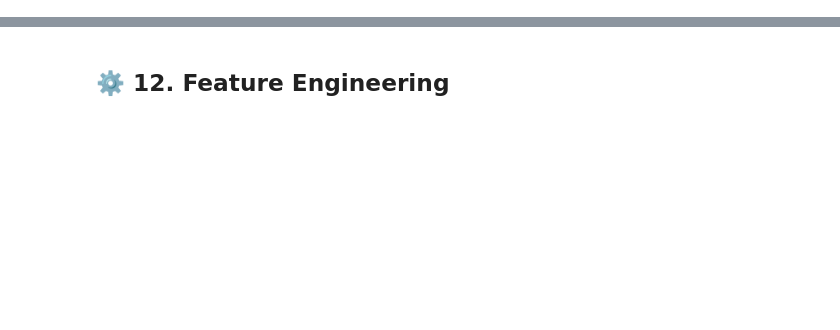
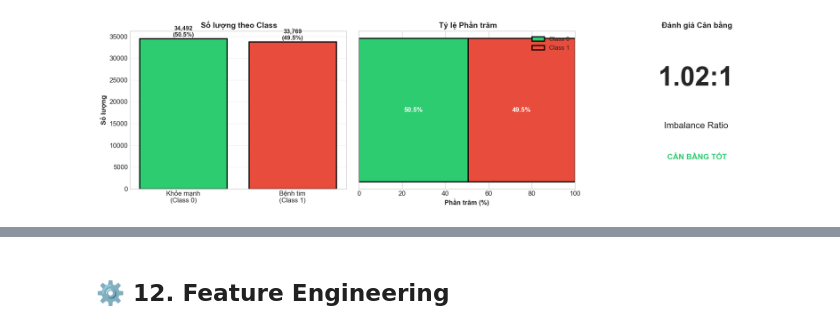
Before and after one commit to Vietchemistryyy/PTDLL-HaUI, a Jupyter notebook: notebooks/01_EDA_Preprocessing.ipynb, the cells around one changed output, grey strips where cells are left out. Cells and saved outputs as stored; diff of their text form; code cells hidden in the pictures; blank space fills up the shorter version.

```diff
--- a/notebooks/01_EDA_Preprocessing.ipynb
+++ b/notebooks/01_EDA_Preprocessing.ipynb
@@ -517,0 +399,89 @@ print('✅ Chart saved to ../results/10_violin_plots.png')
+# %%
+# Phân tích class imbalance
+print(' PHÂN TÍCH CÂN BẰNG CLASS')
+print('=' * 70)
+
+# Đếm số lượng mỗi class
+class_counts = pdf['cardio'].value_counts().sort_index()
+class_0 = class_counts[0]
+class_1 = class_counts[1]
+total = len(pdf)
+
+# Tính tỷ lệ
+pct_0 = class_0 / total * 100
+pct_1 = class_1 / total * 100
+imbalance_ratio = max(class_0, class_1) / min(class_0, class_1)
+
+print(f'\n Phân bố Class:')
+print(f' • Class 0 (Khỏe mạnh): {class_0:,} ({pct_0:.2f}%)')
+print(f' • Class 1 (Bệnh tim): {class_1:,} ({pct_1:.2f}%)')
+print(f' • Tổng: {total:,}')
+print(f'\n Imbalance Ratio: {imbalance_ratio:.2f}:1')
+
+# Đánh giá mức độ imbalance
+if imbalance_ratio < 1.5:
+    status = ' CÂN BẰNG TỐT'
+    color_status = '#2ecc71'
+    recommendation = 'Dữ liệu cân bằng, không cần xử lý đặc biệt'
+elif imbalance_ratio < 3:
+    status = ' HƠI MẤT CÂN BẰNG'
+    color_status = '#f39c12'
+    recommendation = 'Có thể cân nhắc class weights trong modeling'
+else:
+    status = ' MẤT CÂN BẰNG NGHIÊM TRỌNG'
+    color_status = '#e74c3c'
+    recommendation = 'Nên sử dụng SMOTE/oversampling trong notebook 02'
+
+print(f'\n{status}')
+print(f' Khuyến nghị: {recommendation}')
+
+# Visualization
+fig, axes = plt.subplots(1, 3, figsize=(18, 5))
+
+# 1. Bar chart với số lượng
+axes[0].bar(['Khỏe mạnh\n(Class 0)', 'Bệnh tim\n(Class 1)'],
+           [class_0, class_1],
+           color=['#2ecc71', '#e74c3c'],
+           edgecolor='black',
+           linewidth=2)
+axes[0].set_ylabel('Số lượng', fontsize=12, fontweight='bold')
+axes[0].set_title(' Số lượng theo Class', fontsize=14, fontweight='bold')
+axes[0].grid(axis='y', alpha=0.3)
+
+for i, (v, p) in enumerate(zip([class_0, class_1], [pct_0, pct_1])):
+    axes[0].text(i, v + 500, f'{v:,}\n({p:.1f}%)',
+                ha='center', fontsize=11, fontweight='bold')
+
+# 2. Percentage bar chart
+axes[1].barh([''], [pct_0], color='#2ecc71', edgecolor='black', linewidth=2, label='Class 0')
+axes[1].barh([''], [pct_1], left=[pct_0], color='#e74c3c', edgecolor='black', linewidth=2, label='Class 1')
+axes[1].set_xlabel('Phần trăm (%)', fontsize=12, fontweight='bold')
+axes[1].set_title(' Tỷ lệ Phần trăm', fontsize=14, fontweight='bold')
+axes[1].legend(loc='upper right', fontsize=11)
+axes[1].set_xlim(0, 100)
+
+# Add percentage labels
+axes[1].text(pct_0/2, 0, f'{pct_0:.1f}%', ha='center', va='center',
+            fontsize=12, fontweight='bold', color='white')
+axes[1].text(pct_0 + pct_1/2, 0, f'{pct_1:.1f}%', ha='center', va='center',
+            fontsize=12, fontweight='bold', color='white')
+
+# 3. Imbalance ratio gauge
+axes[2].text(0.5, 0.7, f'{imbalance_ratio:.2f}:1',
+            ha='center', va='center', fontsize=48, fontweight='bold',
+            transform=axes[2].transAxes)
+axes[2].text(0.5, 0.4, 'Imbalance Ratio',
+            ha='center', va='center', fontsize=16,
+            transform=axes[2].transAxes)
+axes[2].text(0.5, 0.2, status,
+            ha='center', va='center', fontsize=14, fontweight='bold',
+            color=color_status, transform=axes[2].transAxes)
+axes[2].axis('off')
+axes[2].set_title(' Đánh giá Cân bằng', fontsize=14, fontweight='bold')
+
+plt.tight_layout()
+plt.savefig('../results/05_5_class_imbalance.png', dpi=150, bbox_inches='tight')
+plt.show()
+
+print(f'\n Biểu đồ đã lưu: ../results/05_5_class_imbalance.png')
+# %% [output]
@@ -517,0 +500 @@ print('✅ Chart saved to ../results/10_violin_plots.png')
+[figure, added]
```
Also changed, not shown: parts of 89 cells of this notebook.
